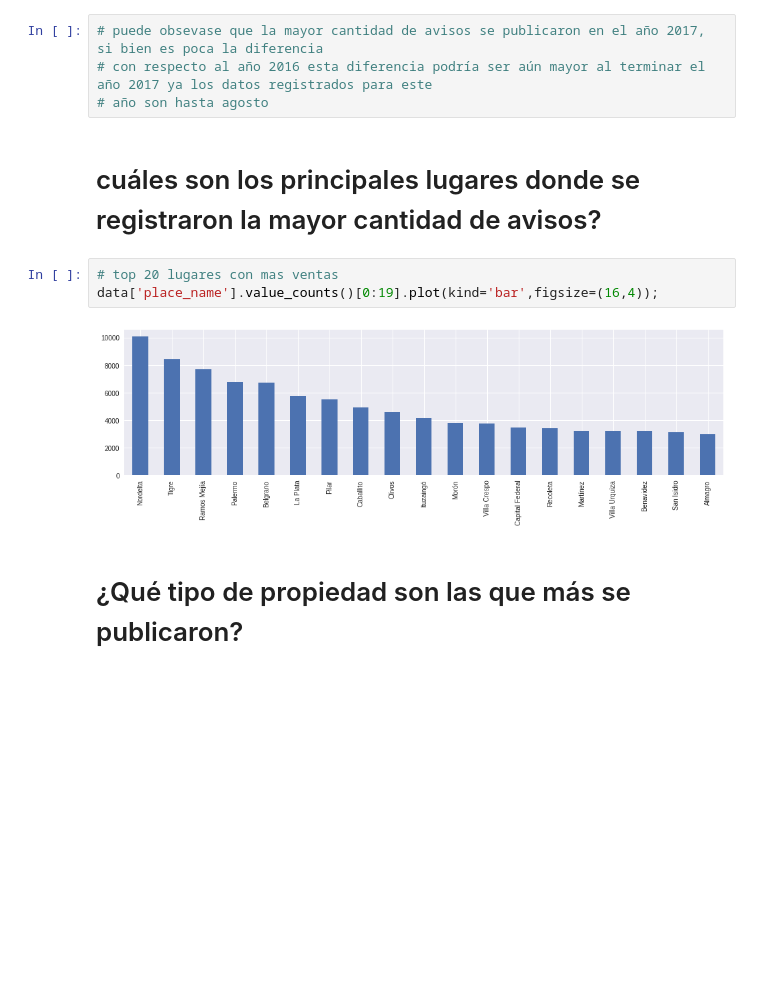
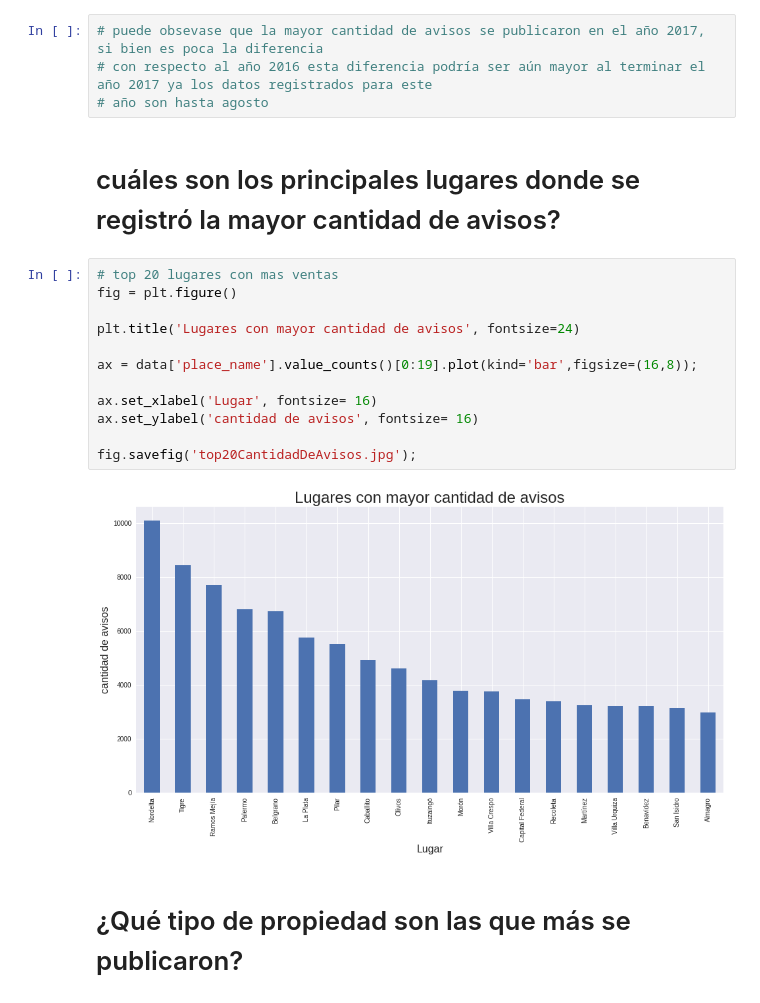
Before and after one commit to Gisse88/TP-7506, a Jupyter notebook: merge.ipynb, the cells around one changed output. Drawn from its saved outputs; the diff is of its cells as text; blank space fills up the shorter version.

```diff
--- a/merge.ipynb
+++ b/merge.ipynb
@@ -143,12 +152,21 @@ data['year'].value_counts()[0:6].plot(kind='bar',figsize=(16,4));
 # con respecto al año 2016 esta diferencia podría ser aún mayor al terminar el año 2017 ya los datos registrados para este
 # año son hasta agosto
 # %% [markdown]
-# cuáles son los principales lugares donde se registraron la mayor cantidad de avisos?
+# cuáles son los principales lugares donde se registró la mayor cantidad de avisos?
 # %%
 # top 20 lugares con mas ventas
-data['place_name'].value_counts()[0:19].plot(kind='bar',figsize=(16,4));
+fig = plt.figure()
+
+plt.title('Lugares con mayor cantidad de avisos', fontsize=24)
+
+ax = data['place_name'].value_counts()[0:19].plot(kind='bar',figsize=(16,8));
+
+ax.set_xlabel('Lugar', fontsize= 16)
+ax.set_ylabel('cantidad de avisos', fontsize= 16)
+
+fig.savefig('top20CantidadDeAvisos.jpg');
 # %% [output]
-[figure, old version]
+[figure, new version]
 # %% [markdown]
 # ¿Qué tipo de propiedad son las que más se publicaron?
 # %%
```
Also changed, not shown: parts of 32 cells of this notebook.
